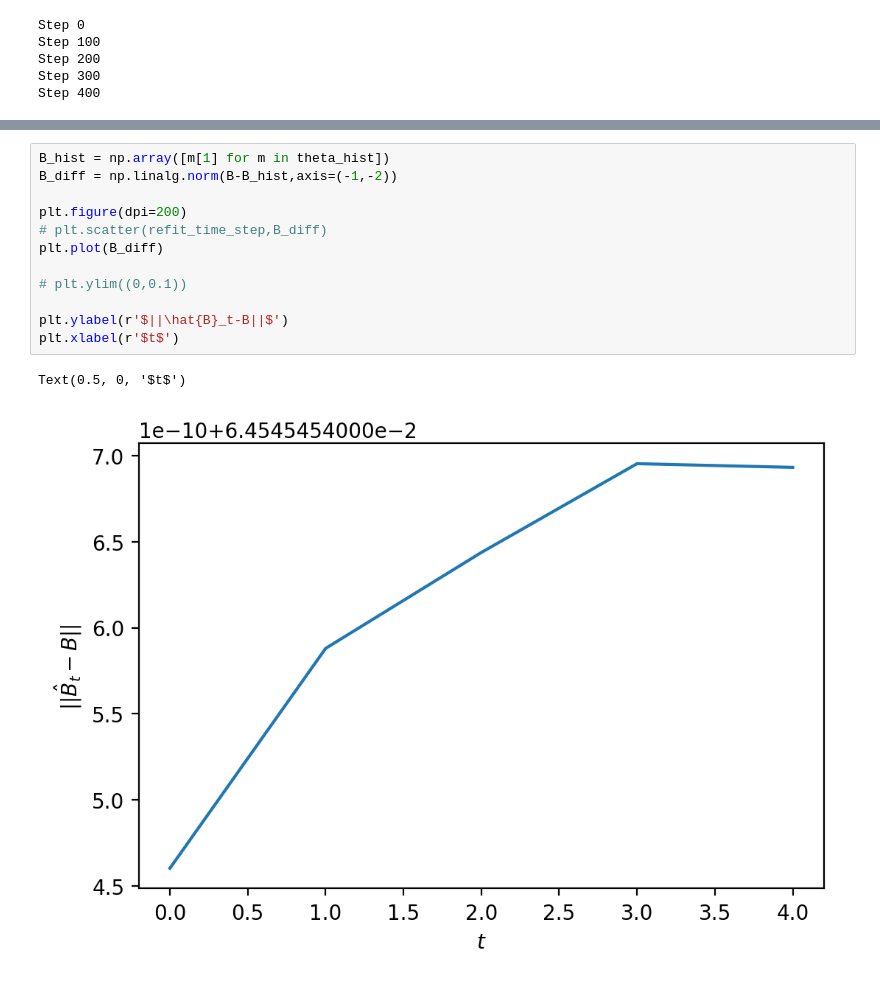
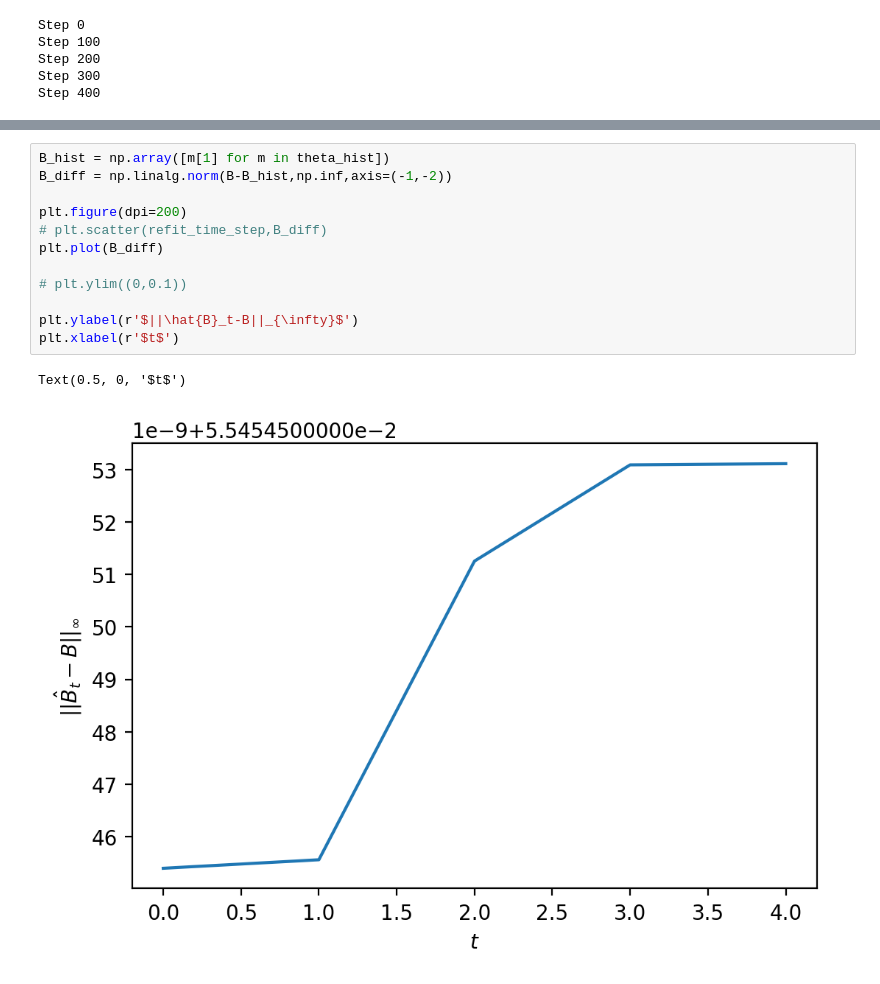
Before and after one commit to CoNG-harvard/SafeLearning, a Jupyter notebook: Safe Learning Simulation.ipynb, the cells around one changed output, grey strips where cells are left out. Cells and saved outputs as stored; diff of their text form.

```diff
--- a/Safe Learning Simulation.ipynb
+++ b/Safe Learning Simulation.ipynb
@@ -419,15 +422,15 @@ Text(0.5, 0, '$t$')
 # %%
 B_hist = np.array([m[1] for m in theta_hist])
-B_diff = np.linalg.norm(B-B_hist,axis=(-1,-2))
+B_diff = np.linalg.norm(B-B_hist,np.inf,axis=(-1,-2))
 
 plt.figure(dpi=200)
 # plt.scatter(refit_time_step,B_diff)
 plt.plot(B_diff)
 
 # plt.ylim((0,0.1))
 
-plt.ylabel(r'$||\hat{B}_t-B||$')
+plt.ylabel(r'$||\hat{B}_t-B||_{\infty}$')
 plt.xlabel(r'$t$')
 # %% [output]
 Text(0.5, 0, '$t$')
-[figure, old version]
+[figure, new version]
```
Also changed, not shown: parts of 9 cells of this notebook, 13 other files.
